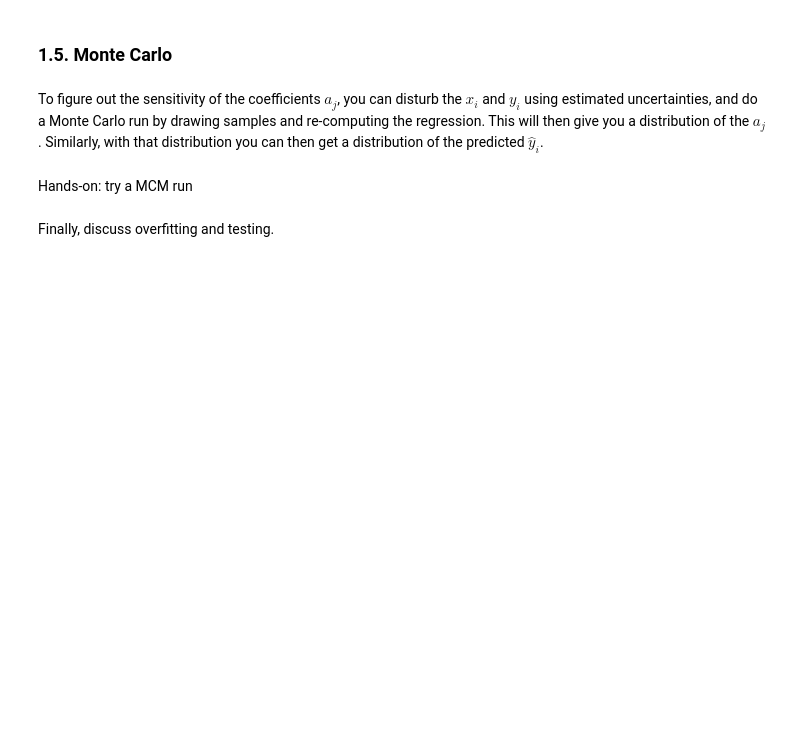
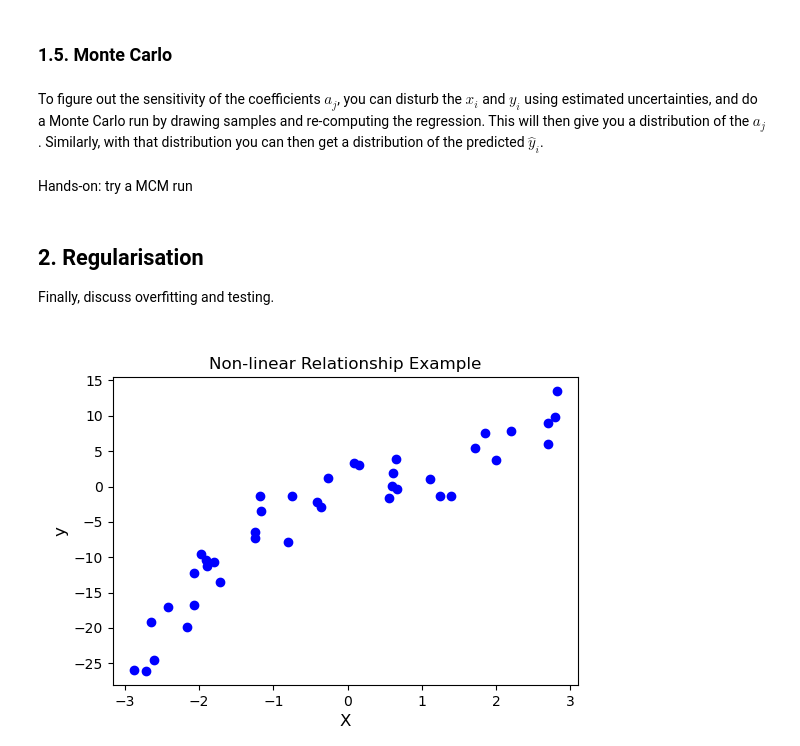
Before and after one commit to pschlatt1/notebooks, a Jupyter notebook: UA/least.ipynb, the cells around one changed output. Saved outputs shown, nothing was run; the diff lists cells and outputs as text; code cells hidden in the pictures; blank space fills up the shorter version.

```diff
--- a/UA/least.ipynb
+++ b/UA/least.ipynb
@@ -214,4 +229,6 @@ To figure out the sensitivity of the coefficients $a_j$, you can disturb the $x_
 # %% [markdown]
 Hands-on: try a MCM run
 # %% [markdown]
+## 2. Regularisation
+
 Finally, discuss overfitting and testing.
@@ -217,0 +243,14 @@ Finally, discuss overfitting and testing.
+# %%
+np.random.seed(42)
+X = np.random.rand(40, 1) * 6 - 3  # range [-3, 3]
+X = np.sort(X,0)
+y = 0.5 * X**3 - X**2 + 2*X + np.random.randn(X.shape[0], 1) * 3.
+# %%
+plt.figure()
+plt.scatter(X, y, color="blue")
+plt.title("Non-linear Relationship Example")
+plt.xlabel("X")
+plt.ylabel("y")
+plt.show()
+# %% [output]
+[figure, added]
```
Also changed, not shown: parts of 37 cells of this notebook.
